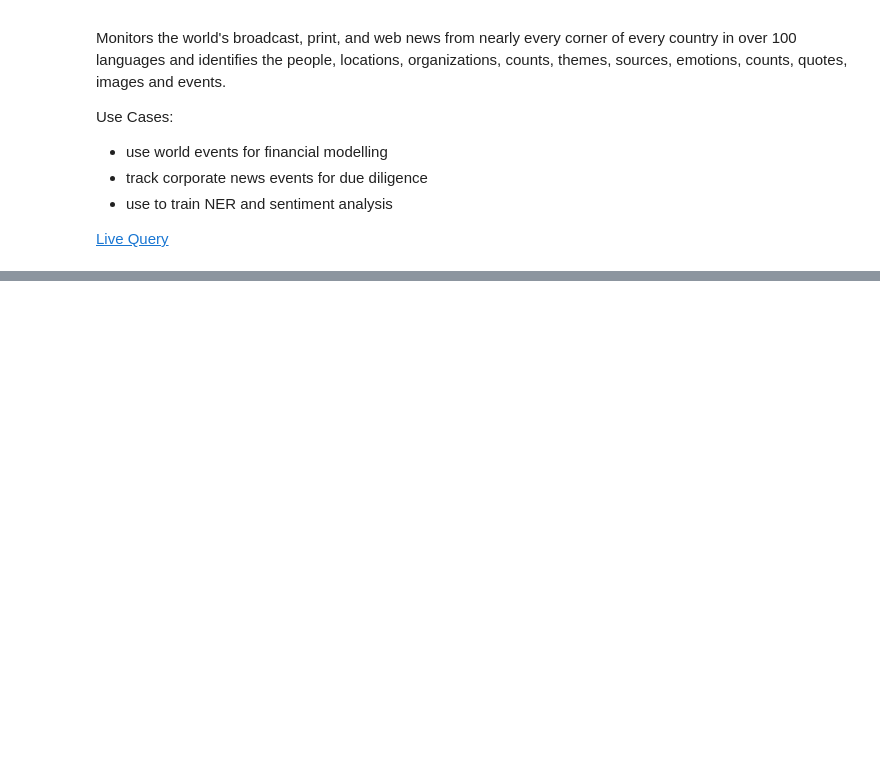
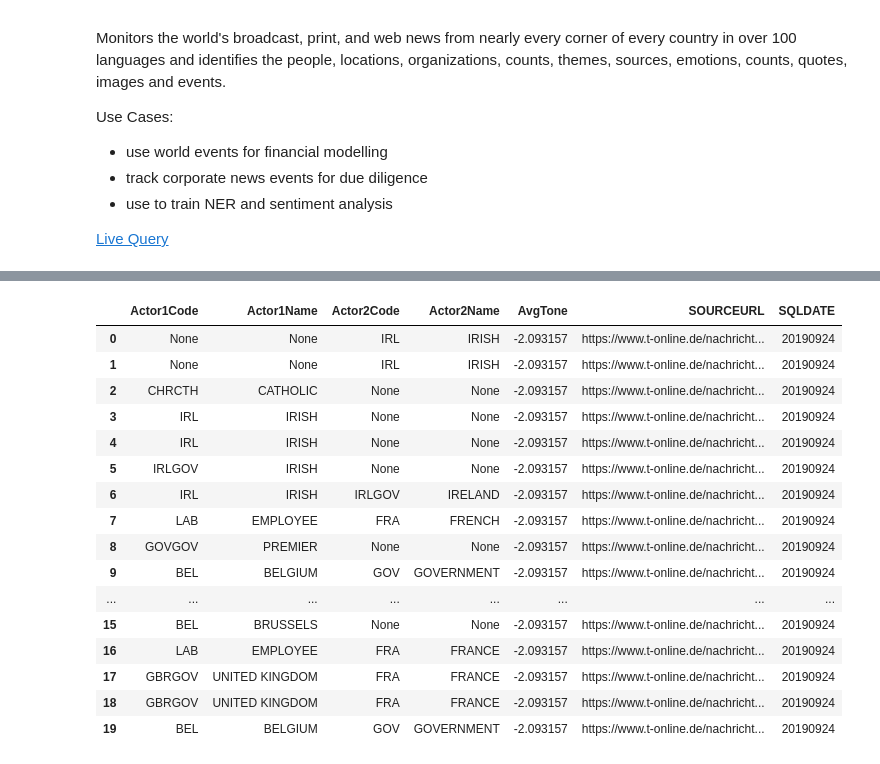
Before and after one commit to codinguncut/leveraging_public_datasets, a Jupyter notebook: 02_Bigquery.ipynb, the cells around one changed output, grey strips where cells are left out. Cells and saved outputs as stored; diff of their text form; code cells hidden in the pictures; blank space fills up the shorter version.

```diff
--- a/02_Bigquery.ipynb
+++ b/02_Bigquery.ipynb
@@ -266,0 +267,29 @@ gdelt_results.head(20)
+# %%
+gdelt_query = """
+SELECT SQLDATE, Actor1Code, Actor1Name, Actor2Code, Actor2Name, AvgTone, SOURCEURL
+FROM [gdelt-bq:gdeltv2.events]
+WHERE MonthYear == 201909
+AND SOURCEURL == 'https://www.t-online.de/nachrichten/ausland/eu/id_85503600/brexit-so-reagiert-premier-boris-johnson-auf-das-urteil-des-supreme-court.html'
+LIMIT 1000
+"""
+
+gdelt_results = perform_query(gdelt_query)
+gdelt_results.head(20)
+# %% [output]
+|  | Actor1Code | Actor1Name | Actor2Code | Actor2Name | AvgTone | SOURCEURL | SQLDATE |
+| 0 | None | None | IRL | IRISH | -2.093157 | https://www.t-online.de/nachricht... | 20190924 |
+| 1 | None | None | IRL | IRISH | -2.093157 | https://www.t-online.de/nachricht... | 20190924 |
+| 2 | CHRCTH | CATHOLIC | None | None | -2.093157 | https://www.t-online.de/nachricht... | 20190924 |
+| 3 | IRL | IRISH | None | None | -2.093157 | https://www.t-online.de/nachricht... | 20190924 |
+| 4 | IRL | IRISH | None | None | -2.093157 | https://www.t-online.de/nachricht... | 20190924 |
+| 5 | IRLGOV | IRISH | None | None | -2.093157 | https://www.t-online.de/nachricht... | 20190924 |
+| 6 | IRL | IRISH | IRLGOV | IRELAND | -2.093157 | https://www.t-online.de/nachricht... | 20190924 |
+| 7 | LAB | EMPLOYEE | FRA | FRENCH | -2.093157 | https://www.t-online.de/nachricht... | 20190924 |
+| 8 | GOVGOV | PREMIER | None | None | -2.093157 | https://www.t-online.de/nachricht... | 20190924 |
+| 9 | BEL | BELGIUM | GOV | GOVERNMENT | -2.093157 | https://www.t-online.de/nachricht... | 20190924 |
+| ... | ... | ... | ... | ... | ... | ... | ... |
+| 15 | BEL | BRUSSELS | None | None | -2.093157 | https://www.t-online.de/nachricht... | 20190924 |
+| 16 | LAB | EMPLOYEE | FRA | FRANCE | -2.093157 | https://www.t-online.de/nachricht... | 20190924 |
+| 17 | GBRGOV | UNITED KINGDOM | FRA | FRANCE | -2.093157 | https://www.t-online.de/nachricht... | 20190924 |
+| 18 | GBRGOV | UNITED KINGDOM | FRA | FRANCE | -2.093157 | https://www.t-online.de/nachricht... | 20190924 |
+| 19 | BEL | BELGIUM | GOV | GOVERNMENT | -2.093157 | https://www.t-online.de/nachricht... | 20190924 |
```
Also changed, not shown: parts of 7 cells of this notebook, 1 other file.
